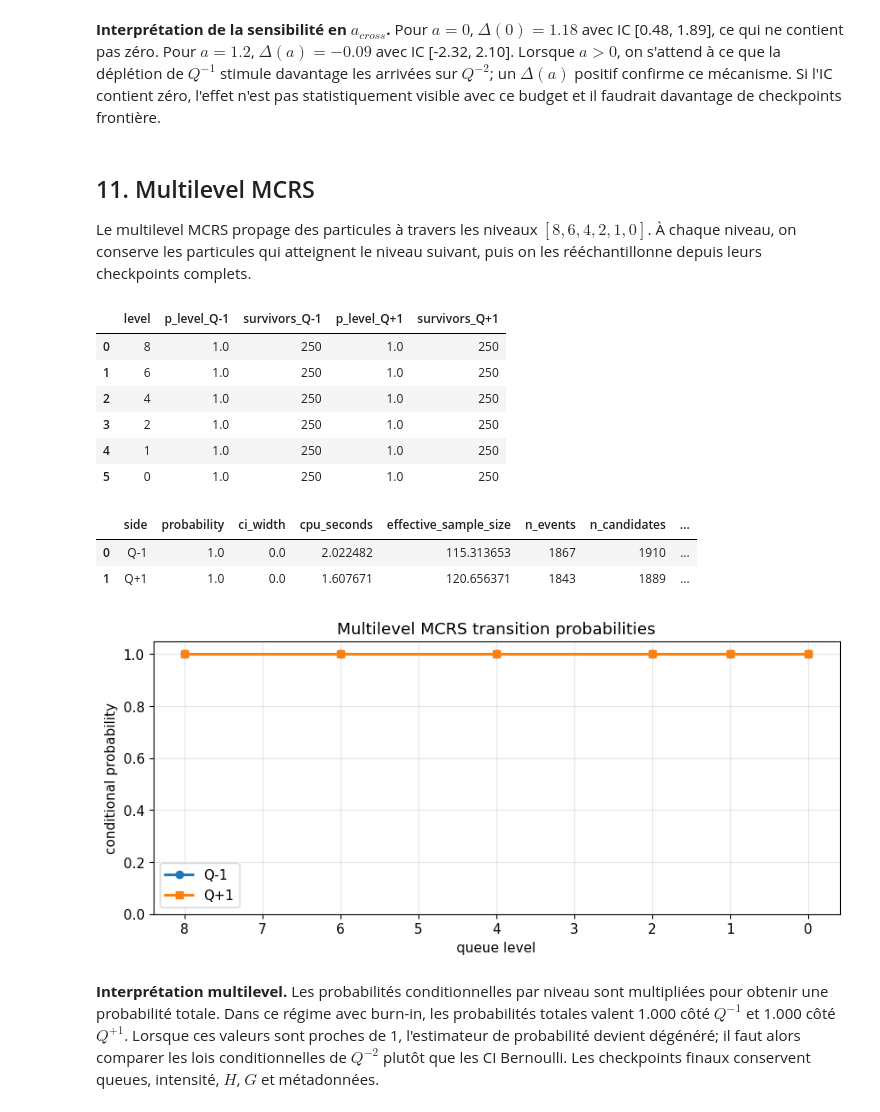
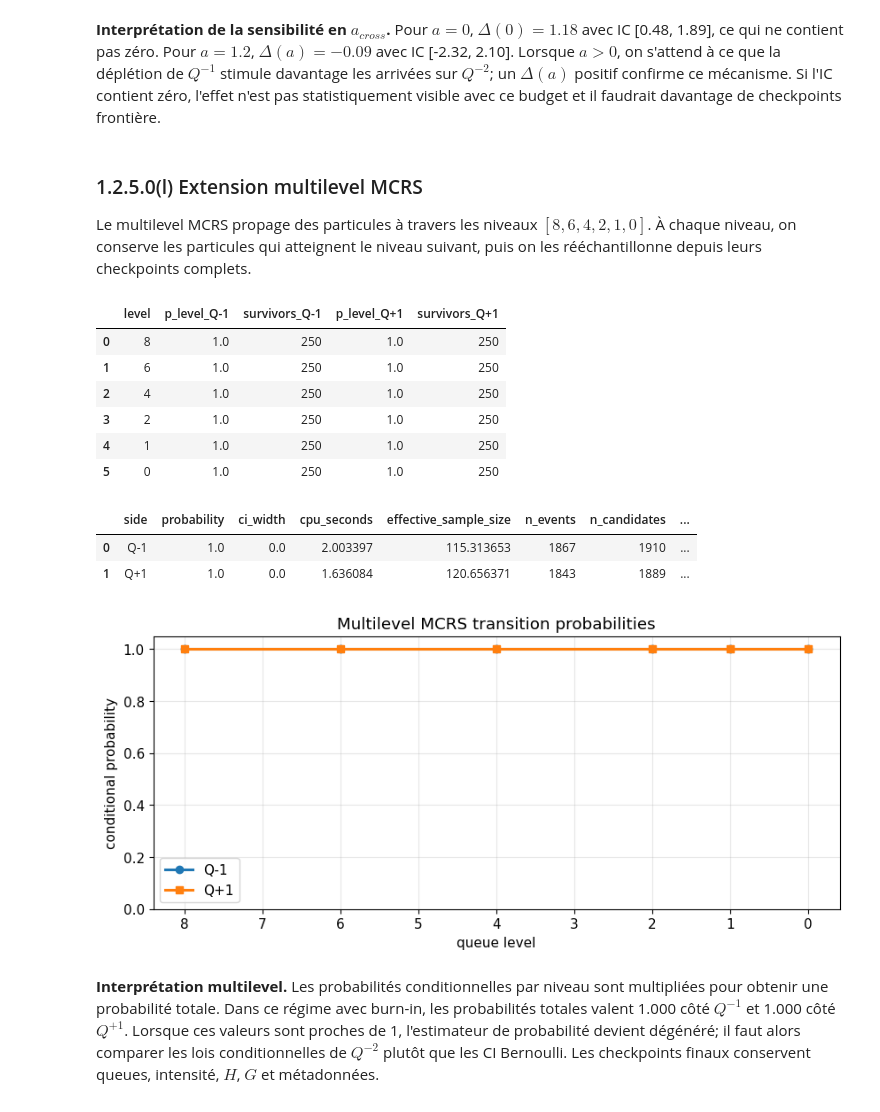
Before and after one commit to ApolloHong/Modal_Order_Book, a Jupyter notebook: nb3_125_deuxieme_limite.ipynb, the cells around one changed output. Cells and saved outputs as stored; diff of their text form; code cells hidden in the pictures.

```diff
--- a/nb3_125_deuxieme_limite.ipynb
+++ b/nb3_125_deuxieme_limite.ipynb
@@ -852,7 +857,7 @@ Pour $a=1.2$, $\Delta(a)=-0.09$ avec IC [-2.32, 2.10].
 Lorsque $a>0$, on s'attend à ce que la déplétion de $Q^{-1}$ stimule davantage les arrivées sur $Q^{-2}$; un $\Delta(a)$ positif confirme ce mécanisme.
 Si l'IC contient zéro, l'effet n'est pas statistiquement visible avec ce budget et il faudrait davantage de checkpoints frontière.
 # %% [markdown]
-## 11. Multilevel MCRS
+### 1.2.5.0(l) Extension multilevel MCRS
 
 Le multilevel MCRS propage des particules à travers les niveaux $[8,6,4,2,1,0]$. À chaque niveau, on conserve les particules qui atteignent le niveau suivant, puis on les rééchantillonne depuis leurs checkpoints complets.
 # %%
@@ -915,42 +920,45 @@ ml_summary = pd.DataFrame([
 display(ml_summary)
 
 for res in [ml_same, ml_opp]:
-    assert not any('2,-' in name for cp in res.final_checkpoints for name in cp.state.metadata.get('S_component_names', []))
     for cp in res.final_checkpoints:
+        names = cp.state.metadata.get('S_component_names', [])
+        assert 'S^{-1,- -> -2,-}' in names
+        old_bid_label = 'S^{-1,- -> -2,' + '+}'
+        assert old_bid_label not in names
         assert np.all(cp.state.queues >= 0)
         assert 'H' in cp.state.hawkes_state and 'G' in cp.state.hawkes_state
         assert cp.state.intensity is not None
 
 fig, ax = plt.subplots(figsize=(10, 4))
 ax.plot(LEVELS, ml_same.level_probabilities, marker='o', linewidth=2.2, label='Q-1')
 ax.plot(LEVELS, ml_opp.level_probabilities, marker='s', linewidth=2.2, label='Q+1')
 ax.invert_xaxis()
 ax.set_ylim(0, 1.05)
 ax.set_xlabel('queue level')
 ax.set_ylabel('conditional probability')
 ax.set_title('Multilevel MCRS transition probabilities')
 ax.legend()
 plt.show()
 
 display_fr(
     f"""
 **Interprétation multilevel.** Les probabilités conditionnelles par niveau sont multipliées pour obtenir une probabilité totale.
 Dans ce régime avec burn-in, les probabilités totales valent {ml_same.probability_estimate:.3f} côté $Q^{{-1}}$ et {ml_opp.probability_estimate:.3f} côté $Q^{{+1}}$.
 Lorsque ces valeurs sont proches de 1, l'estimateur de probabilité devient dégénéré; il faut alors comparer les lois conditionnelles de $Q^{{-2}}$ plutôt que les CI Bernoulli.
 Les checkpoints finaux conservent queues, intensité, $H$, $G$ et métadonnées.
 """
 )
 # %% [output]
 |  | level | p_level_Q-1 | survivors_Q-1 | p_level_Q+1 | survivors_Q+1 |
 | 0 | 8 | 1.0 | 250 | 1.0 | 250 |
 | 1 | 6 | 1.0 | 250 | 1.0 | 250 |
 | 2 | 4 | 1.0 | 250 | 1.0 | 250 |
 | 3 | 2 | 1.0 | 250 | 1.0 | 250 |
 | 4 | 1 | 1.0 | 250 | 1.0 | 250 |
 | 5 | 0 | 1.0 | 250 | 1.0 | 250 |
 |  | side | probability | ci_width | cpu_seconds | effective_sample_size | n_events | n_candidates | ... |
-| 0 | Q-1 | 1.0 | 0.0 | 2.022482 | 115.313653 | 1867 | 1910 | ... |
-| 1 | Q+1 | 1.0 | 0.0 | 1.607671 | 120.656371 | 1843 | 1889 | ... |
+| 0 | Q-1 | 1.0 | 0.0 | 2.003397 | 115.313653 | 1867 | 1910 | ... |
+| 1 | Q+1 | 1.0 | 0.0 | 1.636084 | 120.656371 | 1843 | 1889 | ... |
 [figure]
 
 **Interprétation multilevel.** Les probabilités conditionnelles par niveau sont multipliées pour obtenir une probabilité totale.
```
Also changed, not shown: parts of 34 cells of this notebook, 7 other files.
